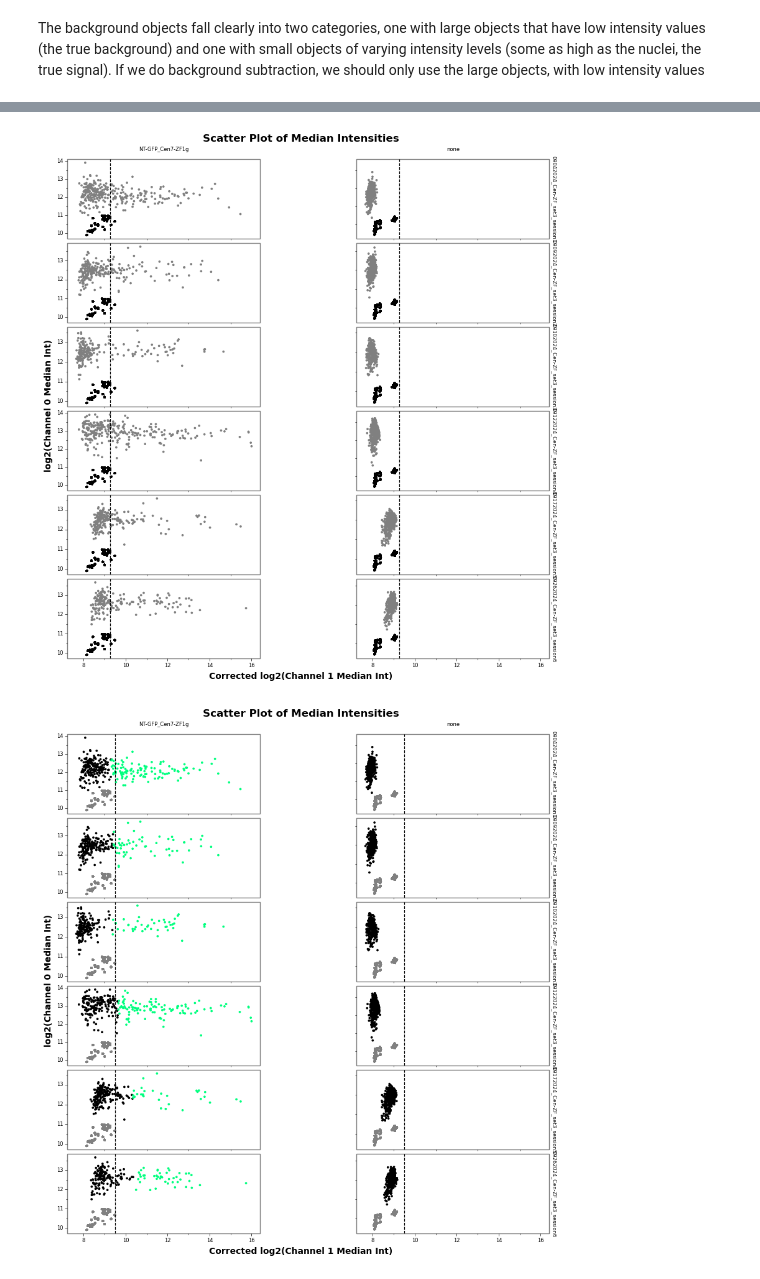
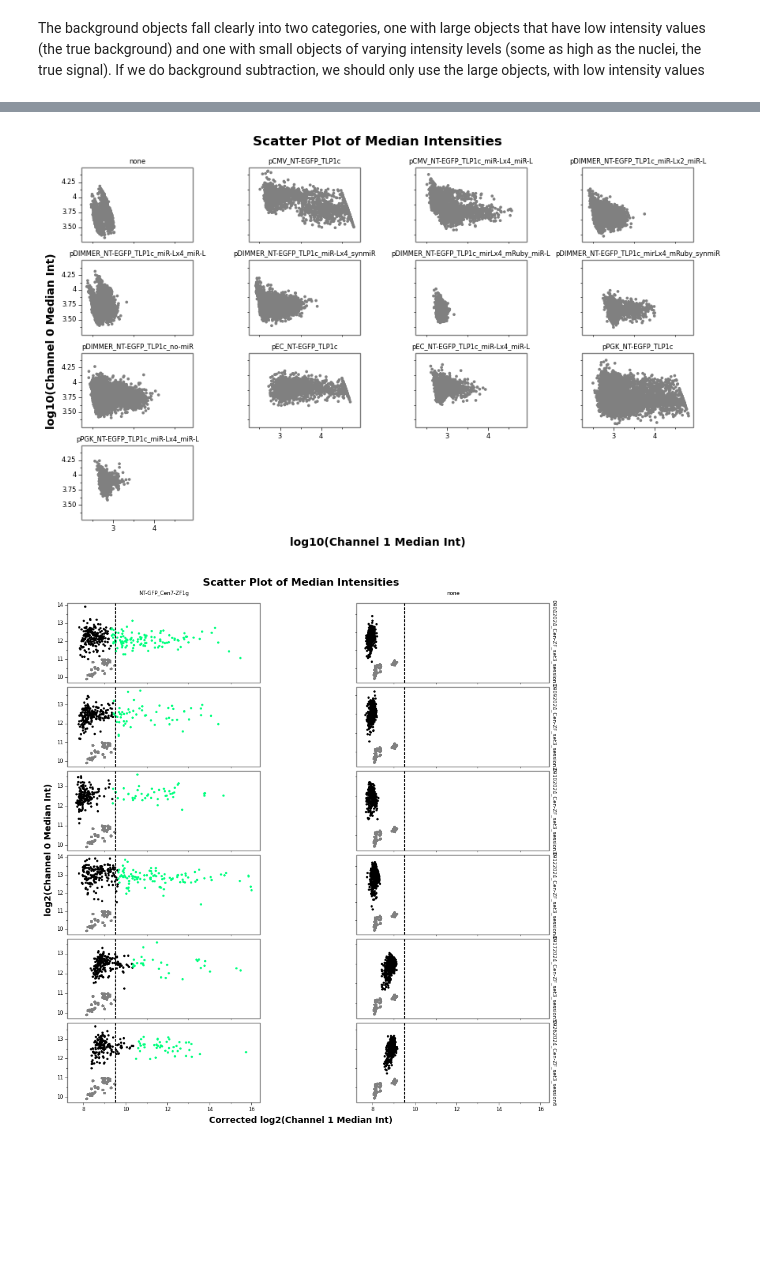
Before and after one commit to timotheelionnet/python_image-analysis, a Jupyter notebook: notebooks/img-explorer.ipynb, the cells around one changed output, grey strips where cells are left out. Saved outputs shown, nothing was run; the diff lists cells and outputs as text; code cells hidden in the pictures; blank space fills up the shorter version.

```diff
--- a/notebooks/img-explorer.ipynb
+++ b/notebooks/img-explorer.ipynb
@@ -922 +968,5 @@ Unique plasmids in combined_df: 2
+# %%
+# Read in CSV with all data if not running from the top
+combined_df = pd.read_csv(os.path.join(repo_directory, "pDIMMERS_combined.csv"))
+#print(combined_df.head())
 # %%
@@ -1042,32 +1161,32 @@ import statsmodels.api as sm
 utx = wide_df[wide_df['plasmid'] == 'none']
 
 # Prepare the data for regression
-X = utx['ch0_log2_median']  # Independent variable
+X = utx['ch0_log10_median']  # Independent variable
 X = sm.add_constant(X)  # Adds a constant term to the predictor
-y = utx['ch1_log2_median']  # Dependent variable
+y = utx['ch1_log10_median']  # Dependent variable
 
 # Fit the linear model
 model = sm.OLS(y, X).fit()
 
 # Get the slope (beta coefficient) and intercept
-beta, intercept = model.params['ch0_log2_median'], model.params['const']
+beta, intercept = model.params['ch0_log10_median'], model.params['const']
 
 print("Model coefficients:")
 print("Slope (beta):", beta)
 print("Intercept:", intercept)
 
 # Calculate the original range of Channel 1 values
-or_min = wide_df['ch1_log2_median'].min()
-or_max = wide_df['ch1_log2_median'].max()
+or_min = wide_df['ch1_log10_median'].min()
+or_max = wide_df['ch1_log10_median'].max()
 
 # Correct CH1 values across the entire wide_df data frame
-wide_df['cor_ch1_log2_median'] = wide_df['ch1_log2_median'] - (beta * wide_df['ch0_log2_median'])
+wide_df['cor_ch1_log10_median'] = wide_df['ch1_log10_median'] - (beta * wide_df['ch0_log10_median'])
 
 # Calculate the range of the corrected values
-cor_min = wide_df['cor_ch1_log2_median'].min()
-cor_max = wide_df['cor_ch1_log2_median'].max()
+cor_min = wide_df['cor_ch1_log10_median'].min()
+cor_max = wide_df['cor_ch1_log10_median'].max()
 
 # Rescale the corrected values to the original range
-wide_df['cor_ch1_log2_median'] = (wide_df['cor_ch1_log2_median'] - cor_min) / (cor_max - cor_min) * (or_max - or_min) + or_min
+wide_df['cor_ch1_log10_median'] = (wide_df['cor_ch1_log10_median'] - cor_min) / (cor_max - cor_min) * (or_max - or_min) + or_min
 # %% [output]
 Model coefficients:
@@ -1110,44 +1236,39 @@ print(wide_bk_df.head())
 # %%
 # Make the same scatterplot as above, using the corrected data
 plot = (
     p9.ggplot(data = wide_df,
-              mapping = p9.aes(x = 'cor_ch1_log2_median',
-                               y = 'ch0_log2_median')) +  # Set aesthetic mappings
+              mapping = p9.aes(x = 'cor_ch1_log10_median',
+                               y = 'ch0_log10_median')) +  # Set aesthetic mappings
     p9.geom_point(size = 0.5, color = 'gray') +  # Add points for scatter plot
-    p9.geom_point(data = wide_bk_df,
-                  mapping = p9.aes(x = 'ch1_log2_median',
-                                   y = 'ch0_log2_median'),
-                  size = 0.5, color = 'black') + # Overlay points for the background data
-    p9.geom_vline(xintercept = 9.25, linetype = 'dashed') +
     p9.labs(
         title = 'Scatter Plot of Median Intensities',
-        x = 'Corrected log2(Channel 1 Median Int)',
-        y = 'log2(Channel 0 Median Int)'
+        x = 'log10(Channel 1 Median Int)',
+        y = 'log10(Channel 0 Median Int)'
     ) +
-    p9.facet_grid('experiment_folder ~ plasmid', scales = 'free_y') +  # Create separate plots for each channel
+    p9.facet_wrap(' ~ plasmid') +  # Create separate plots for each channel
     p9.theme_bw() +  # Use a clean theme
     p9.theme(
         figure_size = (10, 6),  # Set the size of the plot
-        aspect_ratio = 1/3,
+        aspect_ratio = 1/2,
         subplots_adjust = {'wspace': 0.50},  # Adjust space between plots
         panel_grid = p9.element_blank(),  # Hide grid lines
         legend_position = 'none',  # Hide legend if desired
         plot_background = p9.element_rect(fill='white'),  # Set background to white
         axis_ticks = p9.element_line(color = 'black', linewidth = 0.5),
         plot_title = p9.element_text(size = 12, color = 'black', face = 'bold'),
         axis_text = p9.element_text(size = 6, color = 'black'),
         axis_title = p9.element_text(size = 10, color = 'black', face = 'bold'),
         legend_text = p9.element_text(size = 6, color = 'black'),
         legend_title = p9.element_text(size = 10, color = 'black', face = 'bold'),
         strip_text = p9.element_text(size = 6, color = 'black'),
         strip_background = p9.element_blank()
     )
 )
 
 # Print the plot
 print(plot)
 # %% [output]
-[figure, old version]
+[figure, new version]
 # %%
 # Use a thresholding approach to classify cells according to GFP expression
 
```
Also changed, not shown: parts of 39 cells of this notebook.
